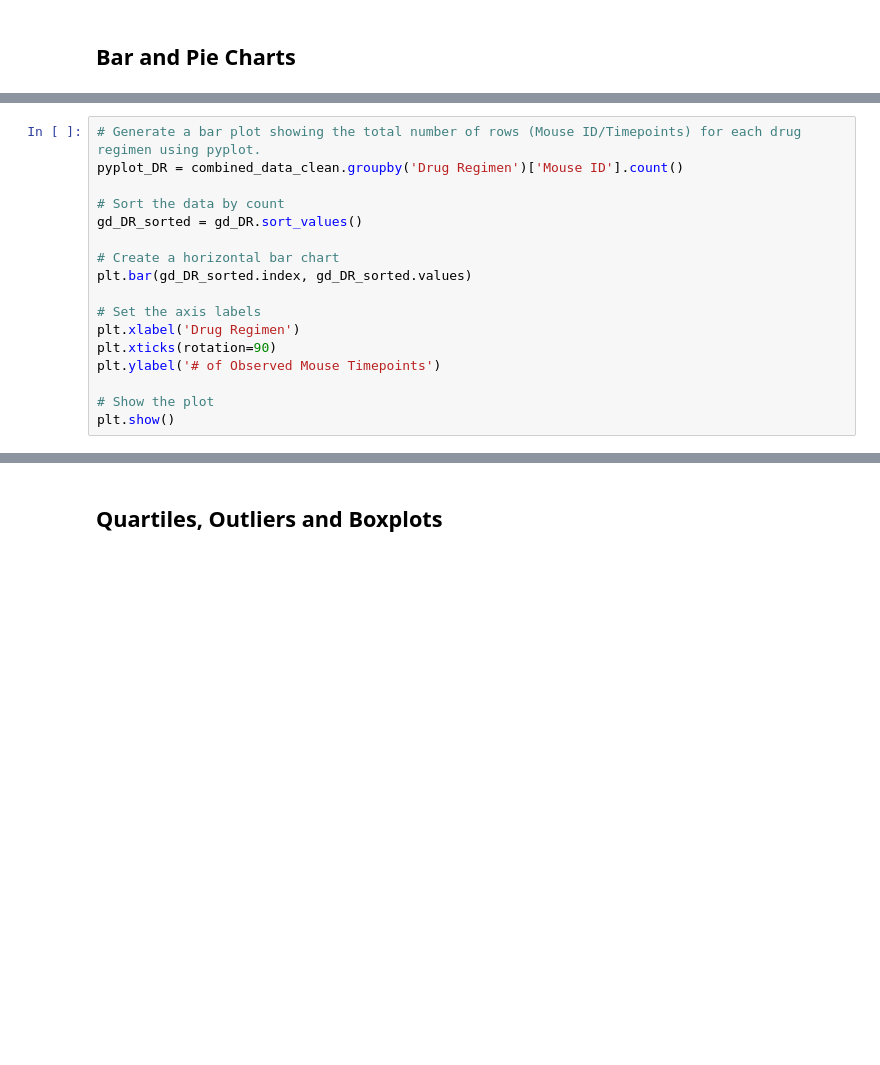
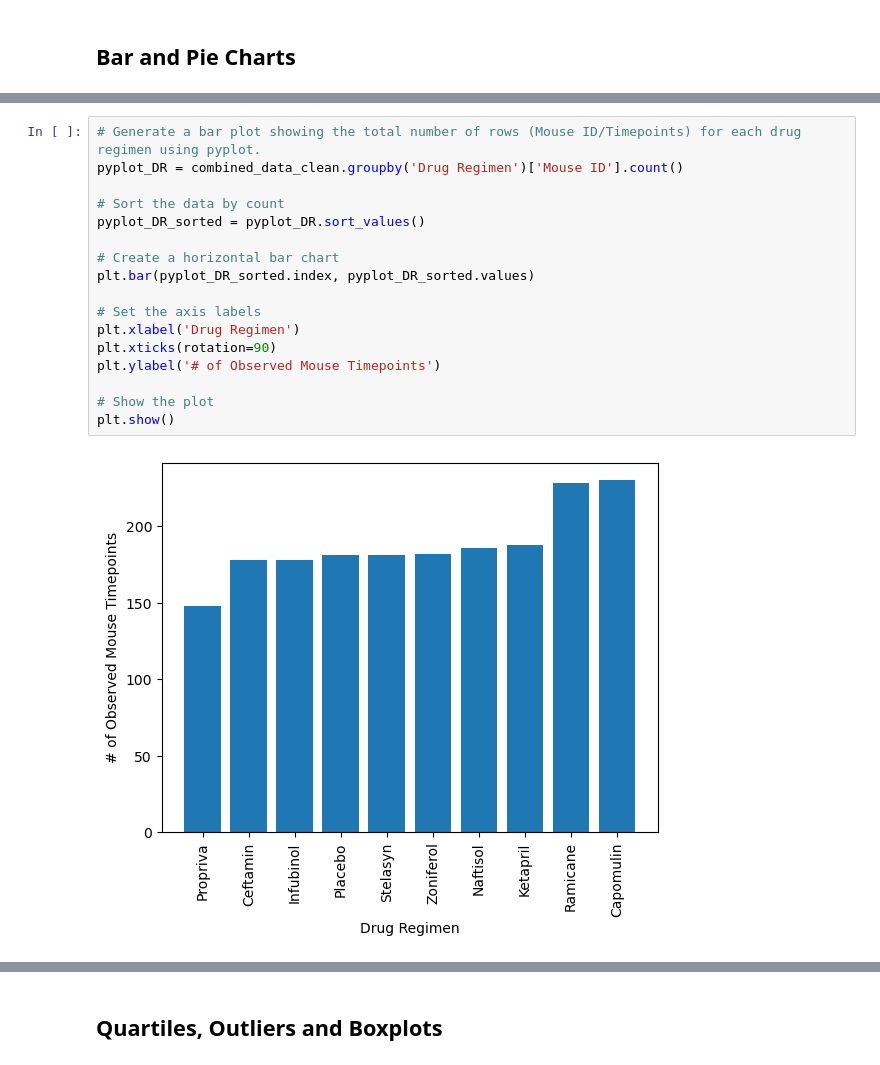
Before and after one commit to RPF35/Matplotlib_Challenge-, a Jupyter notebook: data/pymaceuticals_starter.ipynb, the cells around one changed output, grey strips where cells are left out. Saved outputs shown, nothing was run; the diff lists cells and outputs as text; blank space fills up the shorter version.

```diff
--- a/data/pymaceuticals_starter.ipynb
+++ b/data/pymaceuticals_starter.ipynb
@@ -121,20 +190,22 @@ plt.show()
 # %%
 # Generate a bar plot showing the total number of rows (Mouse ID/Timepoints) for each drug regimen using pyplot.
 pyplot_DR = combined_data_clean.groupby('Drug Regimen')['Mouse ID'].count()
 
 # Sort the data by count
-gd_DR_sorted = gd_DR.sort_values()
+pyplot_DR_sorted = pyplot_DR.sort_values()
 
 # Create a horizontal bar chart
-plt.bar(gd_DR_sorted.index, gd_DR_sorted.values)
+plt.bar(pyplot_DR_sorted.index, pyplot_DR_sorted.values)
 
 # Set the axis labels
 plt.xlabel('Drug Regimen')
 plt.xticks(rotation=90)
 plt.ylabel('# of Observed Mouse Timepoints')
 
 # Show the plot
 plt.show()
+# %% [output]
+[figure, added]
 # %%
 # Generate a pie plot showing the distribution of female versus male mice using Pandas
 cdc_df = combined_data_clean
```
Also changed, not shown: parts of 26 cells of this notebook.
